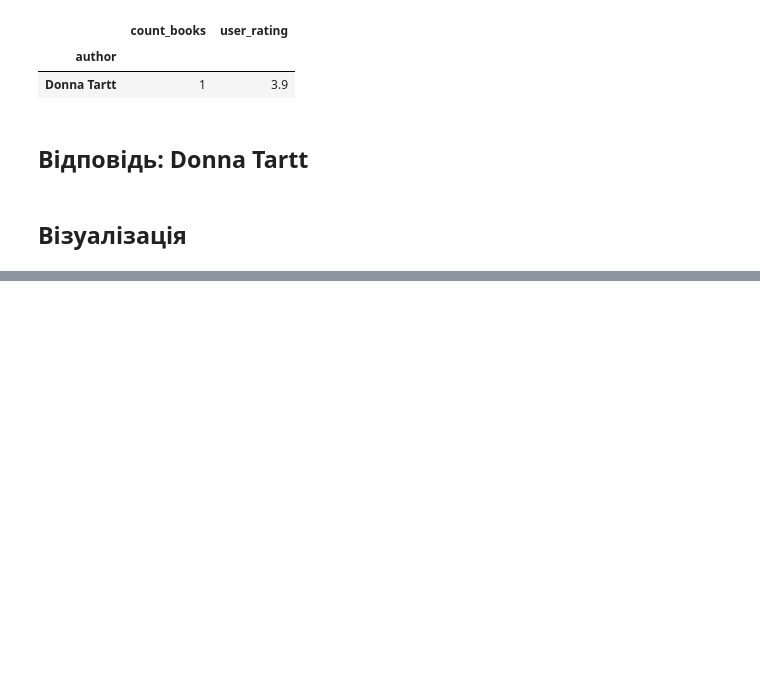
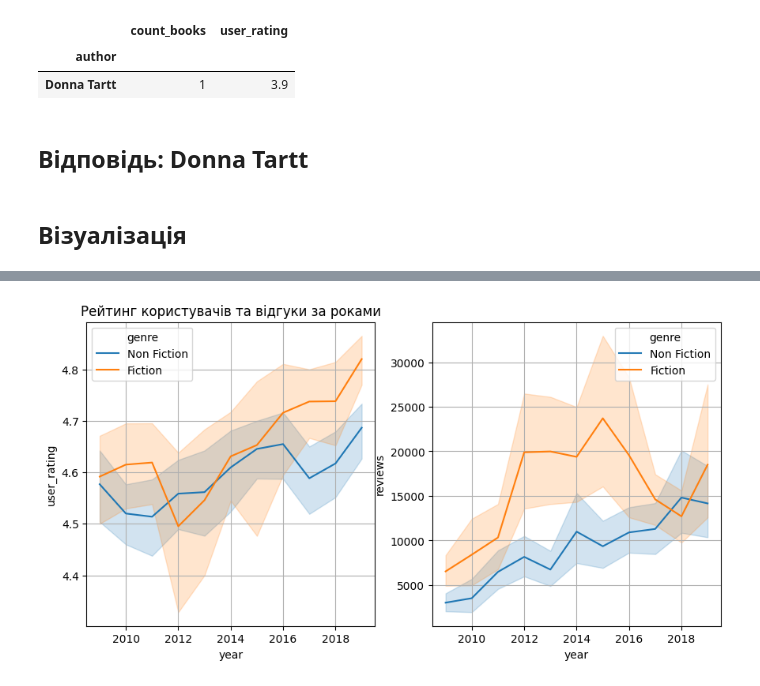
Before and after one commit to tarsweb-Python-GOIT/DS-HW, a Jupyter notebook: hw-02-03.ipynb, the cells around one changed output, grey strips where cells are left out. Cells and saved outputs as stored; diff of their text form; code cells hidden in the pictures; blank space fills up the shorter version.

```diff
--- a/hw-02-03.ipynb
+++ b/hw-02-03.ipynb
@@ -282,0 +293,12 @@ NameError: name 'dataframe' is not defined
+# %%
+plt.figure(figsize=(16,5))
+plt.subplot(1, 3, 1)
+plt.title('Рейтинг користувачів та відгуки за роками')
+sns.lineplot(x='year', y='user_rating', hue='genre', data=dataframe)
+plt.grid()
+plt.subplot(1, 3, 2)
+sns.lineplot(x="year", y="reviews", hue="genre", data=dataframe)
+plt.grid()
+plt.show()
+# %% [output]
+[figure, added]
```
Also changed, not shown: parts of 4 cells of this notebook, 1 other file.
